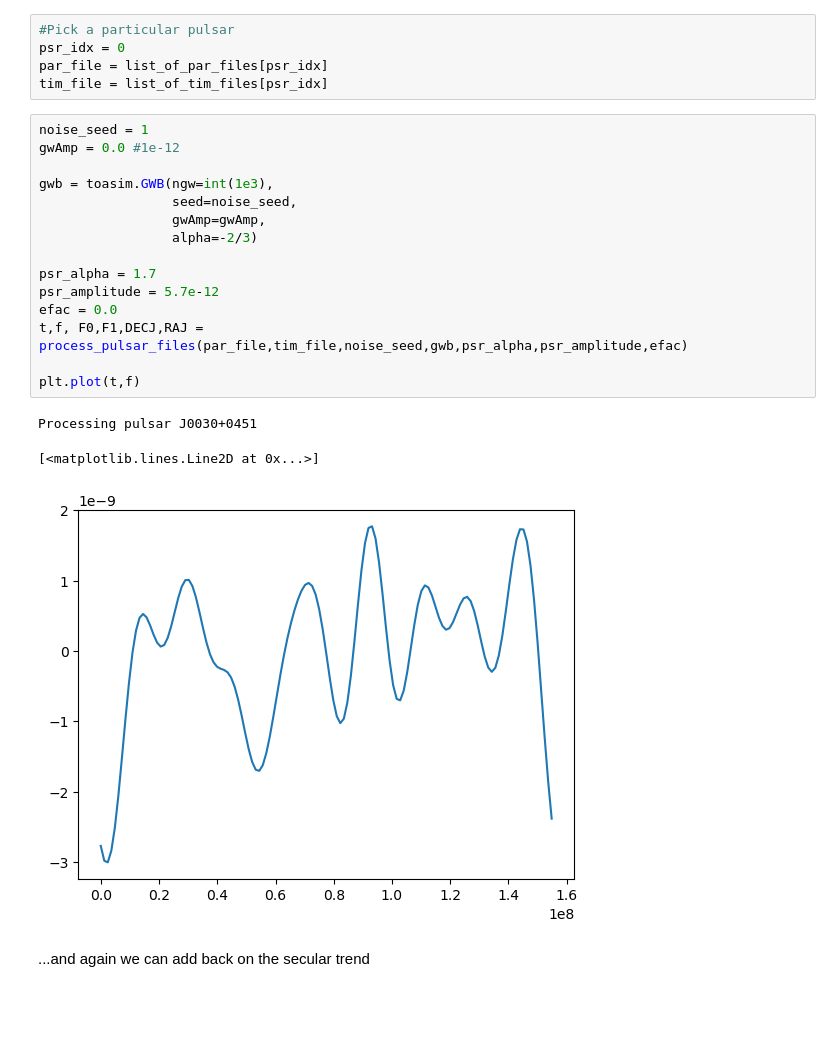
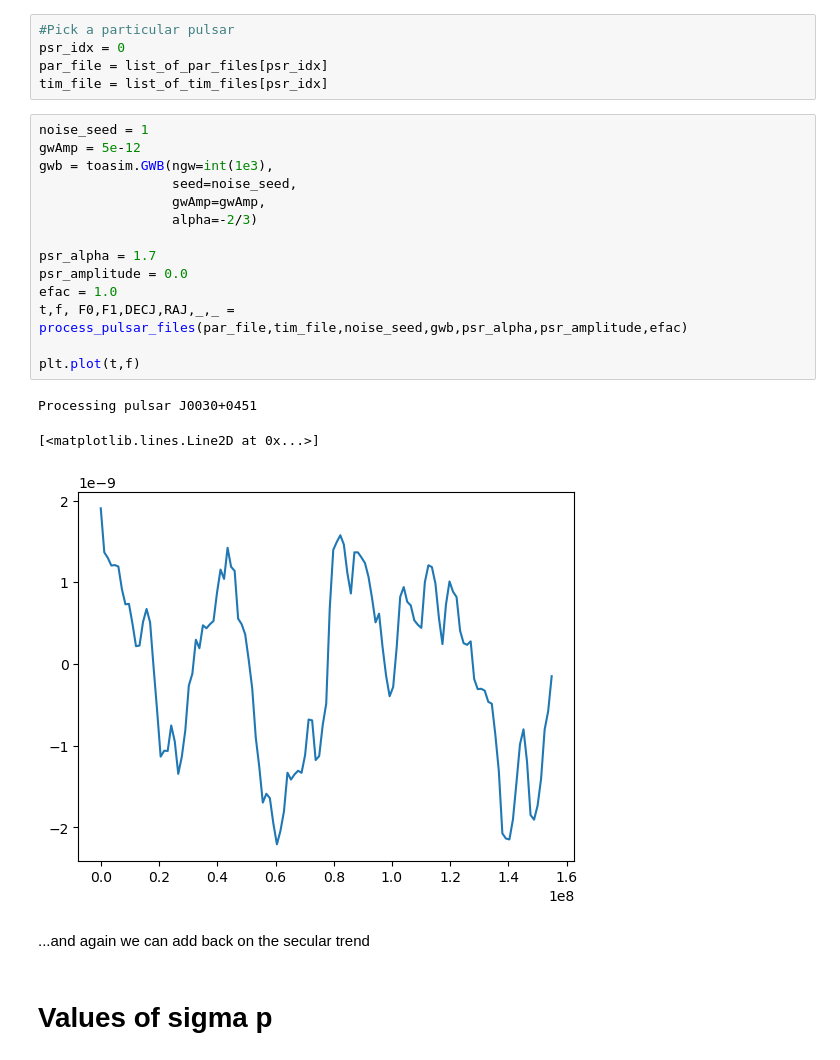
Before and after one commit to tomkimpson/PulsarMockData, a Jupyter notebook: notebooks/04.sandbox_for_different_input_parameters.ipynb, the cells around one changed output. Cells and saved outputs as stored; diff of their text form; blank space fills up the shorter version.

```diff
--- a/notebooks/04.sandbox_for_different_input_parameters.ipynb
+++ b/notebooks/04.sandbox_for_different_input_parameters.ipynb
@@ -37,22 +37,23 @@ par_file = list_of_par_files[psr_idx]
 tim_file = list_of_tim_files[psr_idx]
 # %%
 noise_seed = 1
-gwAmp = 0.0 #1e-12
-
+gwAmp = 5e-12
 gwb = toasim.GWB(ngw=int(1e3),
                  seed=noise_seed,
                  gwAmp=gwAmp,
                  alpha=-2/3)
 
 psr_alpha = 1.7
-psr_amplitude = 5.7e-12
-efac = 0.0
-t,f, F0,F1,DECJ,RAJ = process_pulsar_files(par_file,tim_file,noise_seed,gwb,psr_alpha,psr_amplitude,efac)
+psr_amplitude = 0.0
+efac = 1.0
+t,f, F0,F1,DECJ,RAJ,_,_ = process_pulsar_files(par_file,tim_file,noise_seed,gwb,psr_alpha,psr_amplitude,efac)
 
 plt.plot(t,f)
 # %% [output]
 Processing pulsar J0030+0451
 [<matplotlib.lines.Line2D at 0x...>]
-[figure, old version]
+[figure, new version]
 # %% [markdown]
 ...and again we can add back on the secular trend
+# %% [markdown]
+# Values of sigma p
```
Also changed, not shown: parts of 1 cell of this notebook, 48 other files.
